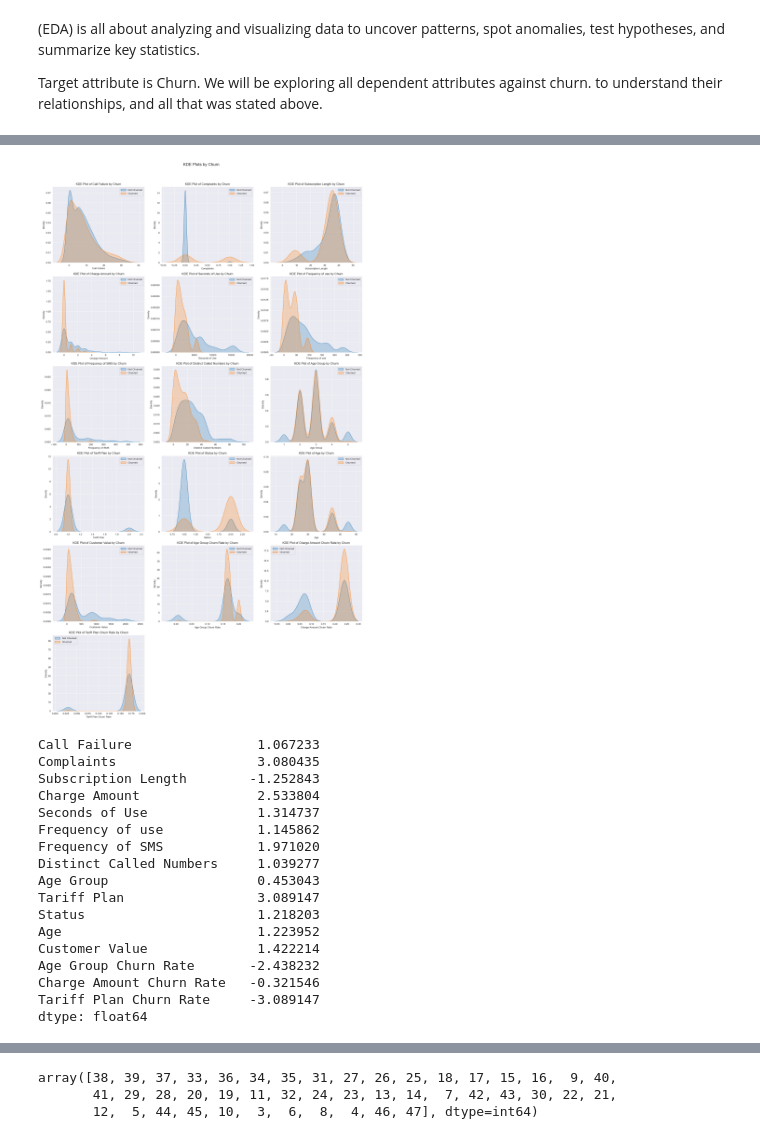
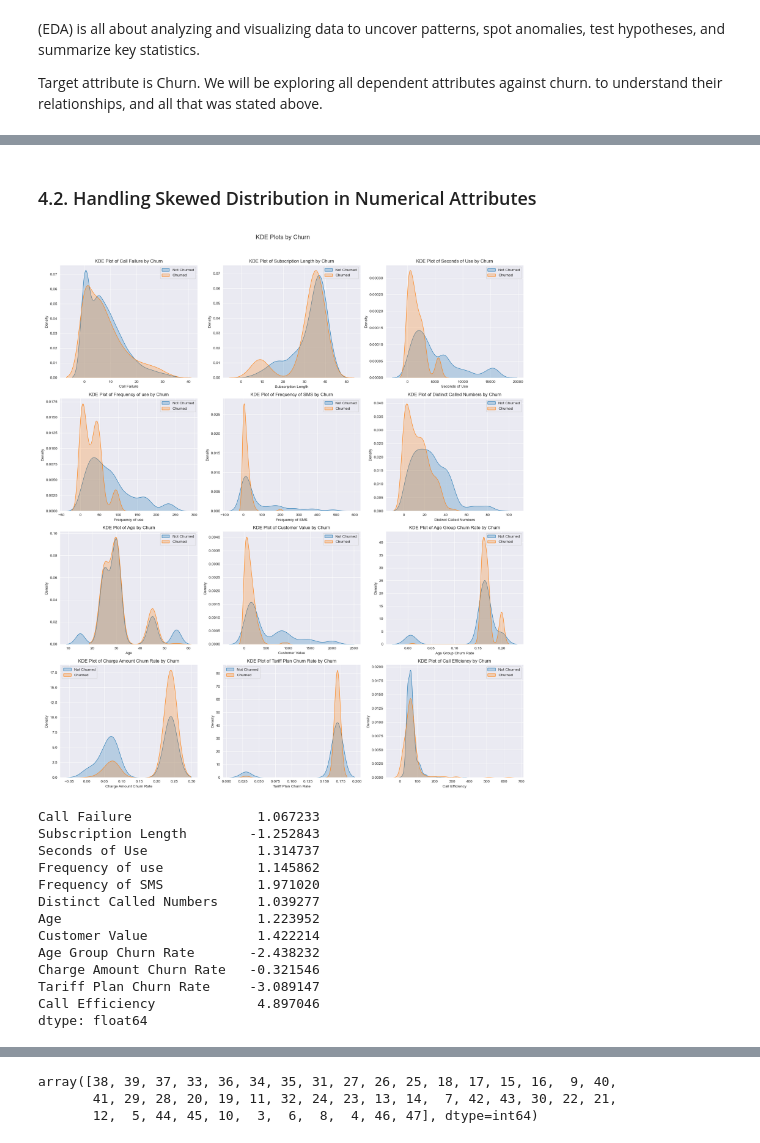
Before and after one commit to Miracle-Bassey/TelecomChurnModel, a Jupyter notebook: notebook/EDA.ipynb, the cells around one changed output, grey strips where cells are left out. Saved outputs shown, nothing was run; the diff lists cells and outputs as text; code cells hidden in the pictures.

```diff
--- a/notebook/EDA.ipynb
+++ b/notebook/EDA.ipynb
@@ -199,7 +200,7 @@ Honestly, the data already has most metrics that measure customer behaviors, and
 # create a copy of df
 feature = df.copy()
 
-# create churn rate by age group attribute
+# create churn rate by age group attribute: This tells  whether a customer's age group has a strong influence on their likelihood to churn.
 feature['Age Group Churn Rate'] = feature.groupby('Age Group')['Churn'].transform('mean').round(2)
 
 # create churn rate by charge amount attribute
@@ -211,7 +212,7 @@ feature['Charge Amount Churn Rate'] = feature.groupby('Charge Amount')['Churn'].
 feature['Tariff Plan Churn Rate'] = feature.groupby('Tariff Plan')['Churn'].transform('mean').round(2)
 
 # create call efficiency metric
-#feature['Call Efficiency'] = (feature['Seconds of Use'] / feature['Frequency of use']).round(3)
+feature['Call Efficiency'] = (feature['Seconds of Use'] / feature['Frequency of use']).round(3)
 
 feature.head()
 # %% [output]
@@ -296,0 +337,3 @@ memory usage: 400.8 KB
+# %%
+# List of numerical attributes (excluding 'Churn' and other ordinal attributes)
+numerical_vars = feature.columns.drop(['Churn', 'Complaints', 'Charge Amount', 'Tariff Plan', 'Status', 'Age Group'])
@@ -296,0 +475,21 @@ memory usage: 400.8 KB
+# %%
+# Initialize a dictionary to store counts for each variable
+categorical_counts = {}
+
+# Loop through each categorical variable and calculate the counts
+for var in categorical_vars:
+    overall_count = feature[var].value_counts()  # Count of each category in the variable
+    churn_count = feature.groupby('Churn')[var].value_counts()  # Count by Churn status
+
+    # Store the counts in the dictionary
+    categorical_counts[var] = {
+        'Overall Count': overall_count,
+        'Churn Count': churn_count
+    }
+
+# Display the counts
+for var, counts in categorical_counts.items():
+    print(f"--- {var} ---")
+    print("Overall Count:\n", counts['Overall Count'])
+    print("\nChurn Count:\n", counts['Churn Count'])
+    print("\n" + "-"*30 + "\n")
@@ -297,54 +570,52 @@ memory usage: 400.8 KB
+# %% [markdown]
+### 4.2. Handling Skewed Distribution in Numerical Attributes
 # %%
-# List of numerical attributes (excluding 'Churn')
-numerical_vars = feature.columns.drop('Churn')
-
 # Set up the subplot grid
 n_cols = 3  # Number of columns in the subplot grid
 n_rows = (len(numerical_vars) + n_cols - 1) // n_cols  # Calculate number of rows needed
 
-# Create a visuals and subplots
+# Create visuals and subplots
 fig, axes = plt.subplots(n_rows, n_cols, figsize=(18, n_rows * 5))
 fig.suptitle('KDE Plots by Churn', y=1.02, fontsize=16)  # Add a title to the figure
 
-# Flatten the axes array for easy iteration
-axes = axes.flatten()
+# Flatten axes if needed
+if n_rows > 1:
+    axes = axes.flatten()
+else:
+    axes = np.array(axes).flatten()
 
 # Loop through each attribute and plot KDE in subplots
 for i, var in enumerate(numerical_vars):
     sns.kdeplot(data=feature[feature['Churn'] == 0], x=var, label='Not Churned', fill=True, ax=axes[i])
     sns.kdeplot(data=feature[feature['Churn'] == 1], x=var, label='Churned', fill=True, ax=axes[i])
     axes[i].set_title(f'KDE Plot of {var} by Churn')
     axes[i].legend()
 
-# Hide any empty subplots
+# Hide any unused subplots
 for j in range(i + 1, len(axes)):
     axes[j].set_visible(False)
 
 # Adjust layout and display
 plt.tight_layout()
 plt.show()
 # %% [output]
-[figure, old version]
+[figure, new version]
 # %%
 skewness = feature[numerical_vars].skew()
 print(skewness)
 # %% [output]
 Call Failure                1.067233
-Complaints                  3.080435
 Subscription Length        -1.252843
-Charge Amount               2.533804
 Seconds of Use              1.314737
 Frequency of use            1.145862
 Frequency of SMS            1.971020
 Distinct Called Numbers     1.039277
-Age Group                   0.453043
-Tariff Plan                 3.089147
-Status                      1.218203
 Age                         1.223952
 Customer Value              1.422214
 Age Group Churn Rate       -2.438232
 Charge Amount Churn Rate   -0.321546
 Tariff Plan Churn Rate     -3.089147
+Call Efficiency             4.897046
 dtype: float64
 # %% [markdown]
 #### Insight
```
Also changed, not shown: parts of 65 cells of this notebook.
